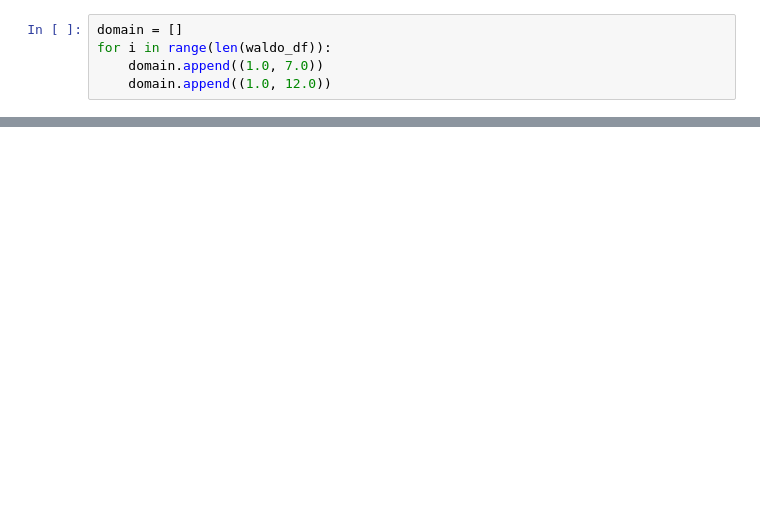
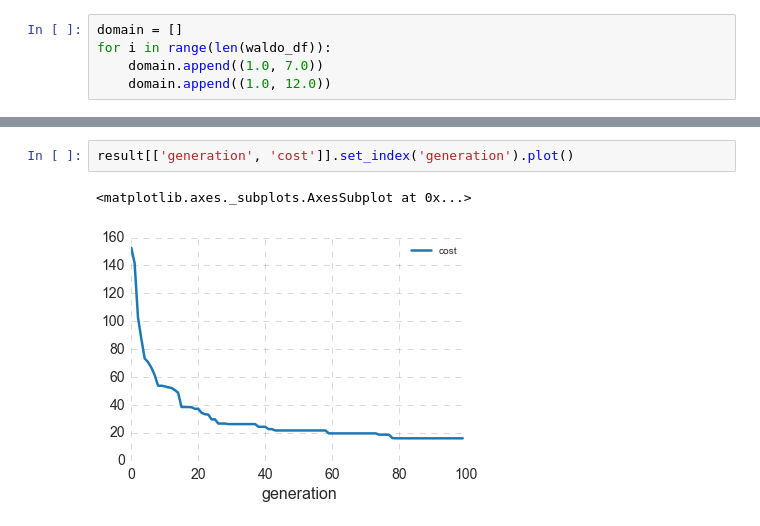
Before and after one commit to sshegheva/bag-of-algorithms, a Jupyter notebook: analysis/notebooks/test_waldo.ipynb, the cells around one changed output, grey strips where cells are left out. Cells and saved outputs as stored; diff of their text form; blank space fills up the shorter version.

```diff
--- a/analysis/notebooks/test_waldo.ipynb
+++ b/analysis/notebooks/test_waldo.ipynb
@@ -70,0 +65,5 @@ fitness 214.128612031
+# %%
+result[['generation', 'cost']].set_index('generation').plot()
+# %% [output]
+<matplotlib.axes._subplots.AxesSubplot at 0x...>
+[figure, added]
```
Also changed, not shown: parts of 30 cells of this notebook, 4 other files.
